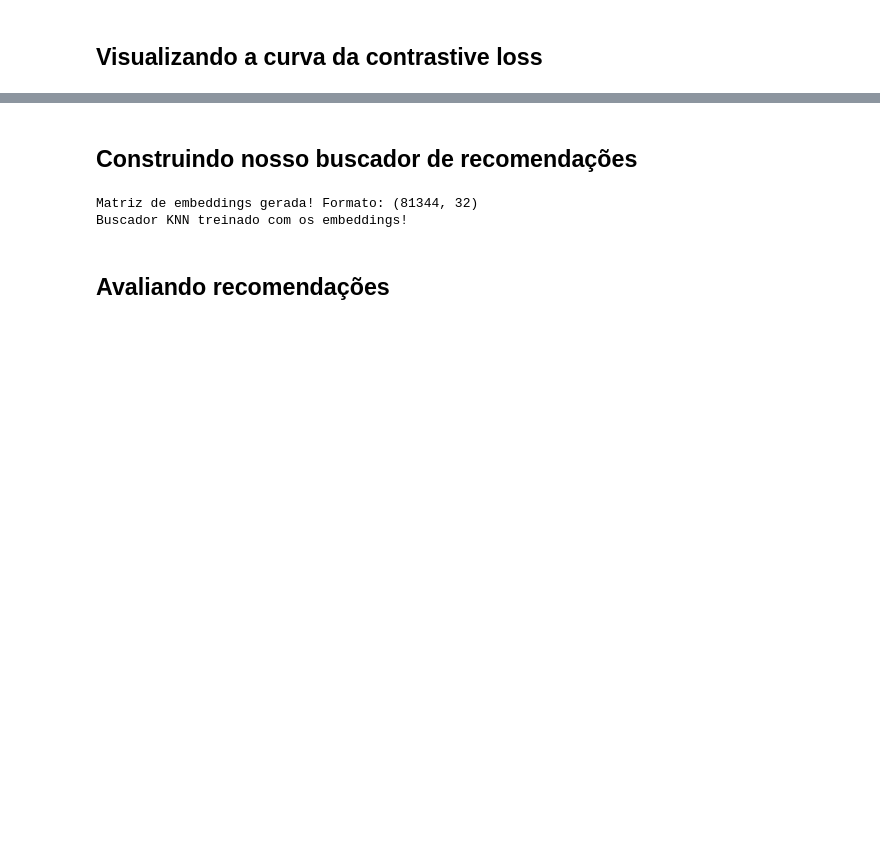
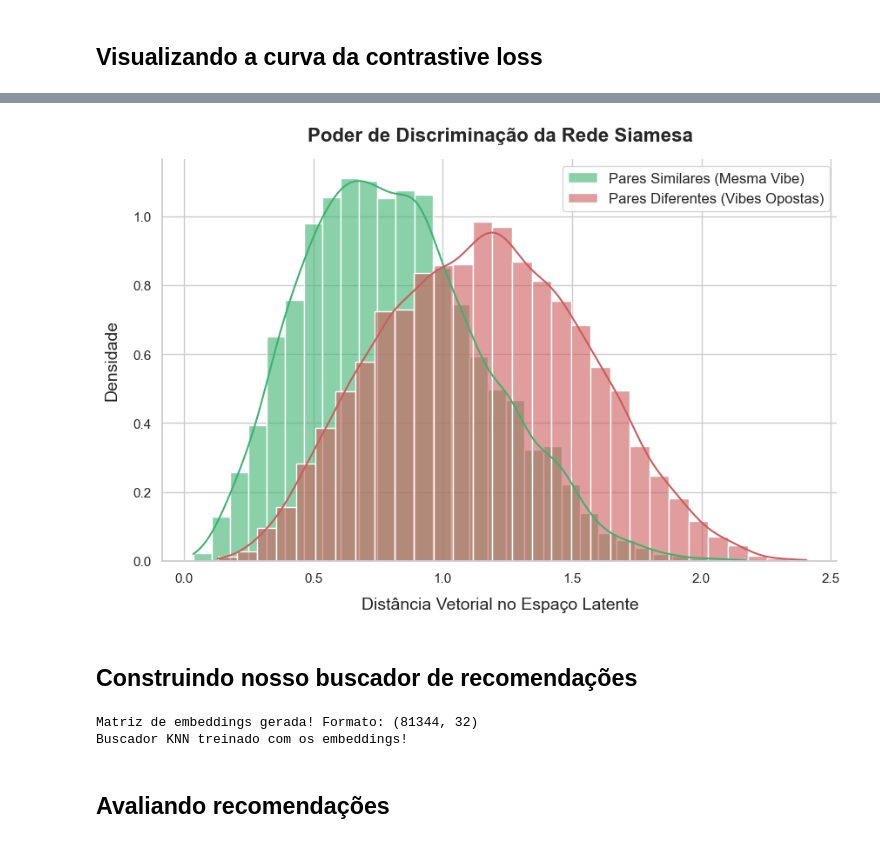
Before and after one commit to schu1na/projeto-iml-spotify, a Jupyter notebook: notebooks/definindo-parametros-modelo-redes-siamesas.ipynb, the cells around one changed output, grey strips where cells are left out. Saved outputs shown, nothing was run; the diff lists cells and outputs as text; code cells hidden in the pictures; blank space fills up the shorter version.

```diff
--- a/notebooks/definindo-parametros-modelo-redes-siamesas.ipynb
+++ b/notebooks/definindo-parametros-modelo-redes-siamesas.ipynb
@@ -23,7 +24,11 @@ df = pd.read_csv(caminho_arquivo)
 
 # 2. Definir quem é texto (Rótulo) e quem é número (Feature)
 coluna_rotulo = 'track_genre' # Usaremos isso para definir se é similar (Y=1) ou não (Y=0)
-colunas_features = ['danceability', 'energy', 'loudness', 'speechiness', 'acousticness', 'instrumentalness', 'liveness', 'valence',]
+colunas_features = [
+            'danceability', 'energy', 'loudness',
+            'speechiness', 'acousticness', 'instrumentalness',
+            'liveness', 'valence', 'tempo'
+        ]
 # %% [markdown]
 ## Limpeza do dataset: removendo duplicatas
 
@@ -120,5 +125,5 @@ Rede Siamesa inicializada com sucesso e pronta para receber os dados!
 # %%
-def gerar_pares_siameses(df, features, label_col, total_pares=20000):
+def gerar_pares_siameses(df, features, label_col, total_pares):
     # Dicionário rápido para achar as linhas de cada subgênero
     indices_por_genero = df.groupby(label_col).groups
     lista_generos = list(indices_por_genero.keys())
@@ -156,7 +161,7 @@ def gerar_pares_siameses(df, features, label_col, total_pares=20000):
     return np.array(pares_X1, dtype=np.float32), np.array(pares_X2, dtype=np.float32), np.array(labels_Y, dtype=np.float32)
 
 # Rodando a função!
-X1_treino, X2_treino, Y_treino = gerar_pares_siameses(df, colunas_features, coluna_rotulo, total_pares=2* df.shape[0]//3)
+# X1_treino, X2_treino, Y_treino = gerar_pares_siameses(df, colunas_features, coluna_rotulo, total_pares=2* df.shape[0]//3)
 
-print(f"Gerados {len(X1_treino)} pares de músicas no total!")
-print(f"Formato da Música 1: {X1_treino.shape} ({2* df.shape[0]//3} pares, X features)")
+# print(f"Gerados {len(X1_treino)} pares de músicas no total!")
+# print(f"Formato da Música 1: {X1_treino.shape} ({2* df.shape[0]//3} pares, X features)")
@@ -242,3 +289,61 @@ plt.show()
+# %%
+tensor_teste_X1 = torch.tensor(X1_teste, dtype=torch.float32)
+tensor_teste_X2 = torch.tensor(X2_teste, dtype=torch.float32)
+
+modelo.eval() # Garante que o modelo está em modo de avaliação
+with torch.no_grad(): # Desliga o cálculo de gradientes para economizar memória e ficar super rápido
+    embeddings_tensor_X1 = modelo.forward_once(tensor_teste_X1)
+    embeddings_tensor_X2 = modelo.forward_once(tensor_teste_X2)
+
+emb_X1_np = embeddings_tensor_X1.numpy()
+emb_X2_np = embeddings_tensor_X2.numpy()
+
+distancias = np.linalg.norm(emb_X1_np - emb_X2_np, axis=1)
+
+distancias_similares = distancias[Y_teste == 1.0]
+distancias_diferentes = distancias[Y_teste == 0.0]
+
+sns.set_theme(style="whitegrid")
+plt.figure(figsize=(10, 6))
+
+# Plota a curva das músicas SIMILARES (em Verde)
+sns.histplot(
+    distancias_similares,
+    color="mediumseagreen",
+    label="Pares Similares (Mesma Vibe)",
+    kde=True,          # Adiciona a linha de contorno suave
+    stat="density",    # Normaliza o gráfico
+    alpha=0.6,         # Transparência
+    bins=30
+)
+
+# Plota a curva das músicas DIFERENTES (em Vermelho)
+sns.histplot(
+    distancias_diferentes,
+    color="indianred",
+    label="Pares Diferentes (Vibes Opostas)",
+    kde=True,
+    stat="density",
+    alpha=0.6,
+    bins=30
+)
+
+# Embelezamento do gráfico para a Apresentação
+plt.title('Poder de Discriminação da Rede Siamesa', fontsize=16, fontweight='bold', pad=15)
+plt.xlabel('Distância Vetorial no Espaço Latente', fontsize=14, labelpad=10)
+plt.ylabel('Densidade', fontsize=14, labelpad=10)
+plt.legend(fontsize=12, loc='upper right')
+
+# Remove as bordas feias de cima e da direita
+sns.despine()
+
+# Salva a imagem em alta resolução para colar no slide
+plt.savefig('histograma_distancias_siamesa.png', dpi=300, bbox_inches='tight')
+
+# Mostra o gráfico na tela
+plt.show()
+# %% [output]
+[figure, added]
 # %% [markdown]
 ## Construindo nosso buscador de recomendações
 # %%
```
Also changed, not shown: parts of 12 cells of this notebook, 5 other files.
